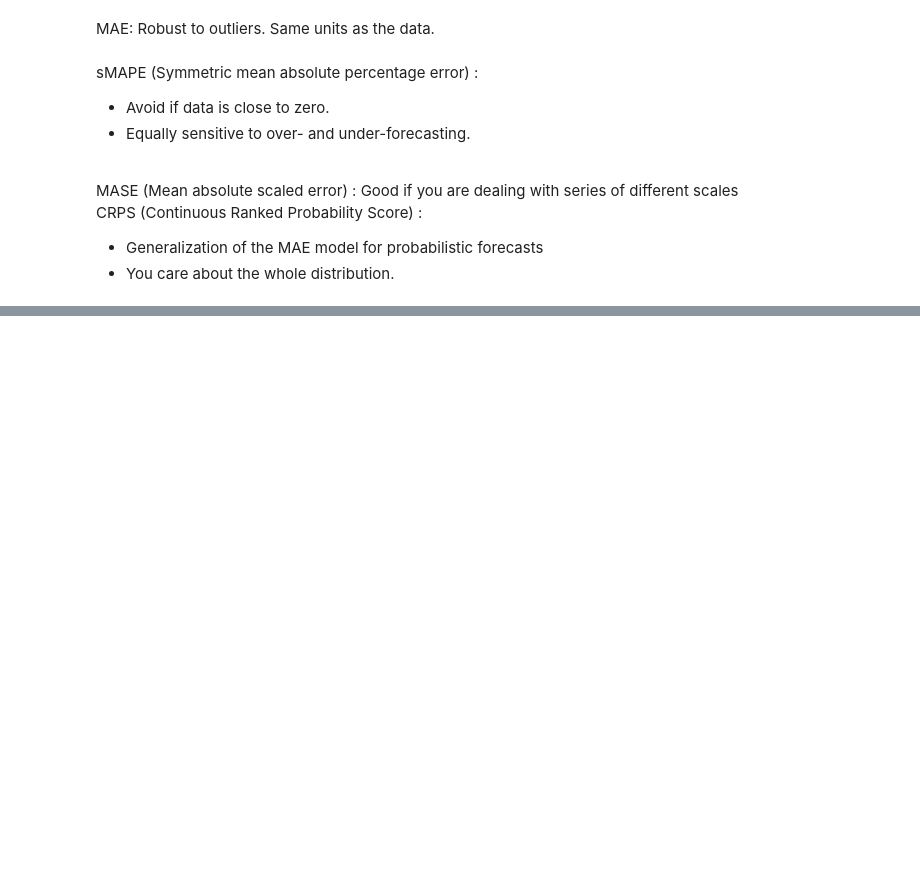
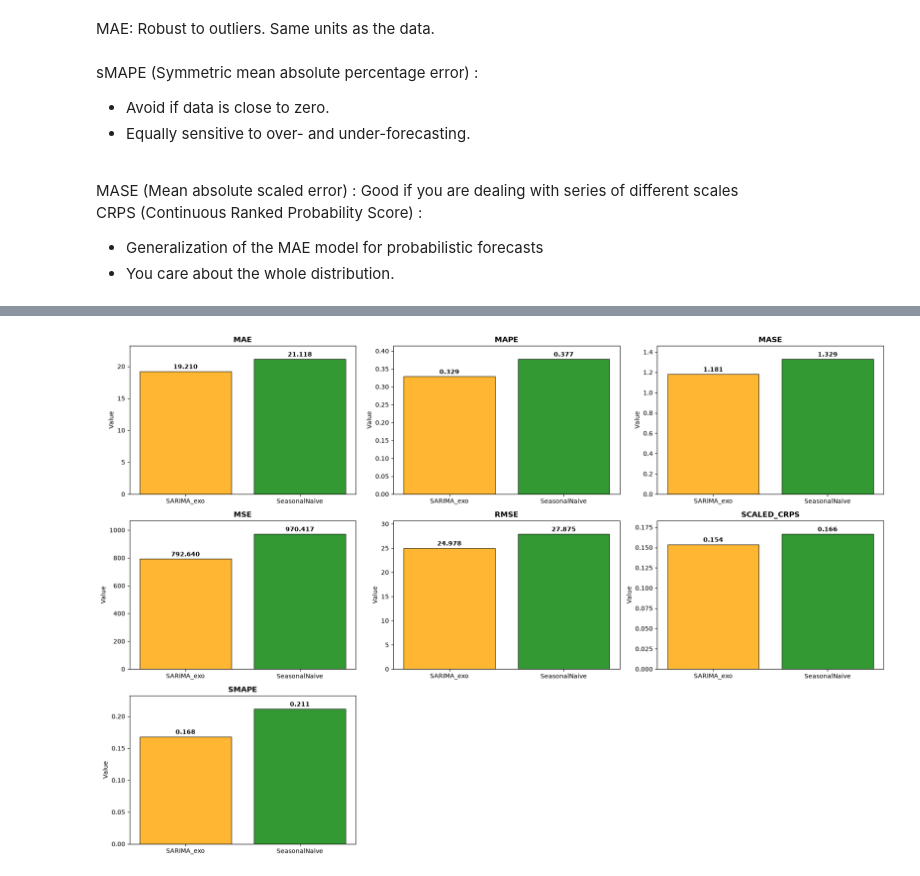
Before and after one commit to GauriR011/Time-Series-Analysis-With-Statistical-Models, a Jupyter notebook: main.ipynb, the cells around one changed output, grey strips where cells are left out. Drawn from its saved outputs; the diff is of its cells as text; code cells hidden in the pictures; blank space fills up the shorter version.

```diff
--- a/main.ipynb
+++ b/main.ipynb
@@ -560,11 +592,11 @@ models = [
     AutoARIMA(season_length=7, alias="SARIMA_exo"),
     SeasonalNaive(season_length=7)
 ]
-
+horizon = 7
 sf = StatsForecast(models=models, freq="D")
 cv_df = sf.cross_validation(
     h=horizon,
-    sf = sub_df,
+    df = sub_df,
     n_windows = 8,
     step_size = 7,
     refit=True,
@@ -576,5 +623,5 @@ cv_df.head()
 # %%
-temp_test = sub_df.groupby("unique_id").tail(7*8)
+temp_test = sub_df.groupby("unique_id").tail(8*7)   # taking last 56 records per unique id, so, 112 records in total (same as the CV forecasts)
 temp_train = sub_df.drop(temp_test.index).reset_index(drop=True)
 # %%
 models =[
@@ -588,12 +635,13 @@ metrics = [
 ]
 
 final_eval = evaluate(cv_df.drop(["ds", "cutoff"], axis = 1),
-                      metircs = metrics,
+                      metrics = metrics,
                       models = models,
                       train_df = temp_train,
                       level = [80]
                       )
 
+
 final_eval = final_eval.drop(["unique_id"], axis = 1)\
                        .groupby("metric")\
                        .mean()\
@@ -603,36 +681,38 @@ fig, axes = plt.subplots(3,3, figsize=(18,12))
 axes_flat = axes.flatten()
 
 x_pos = [0,1]
-colours = ['blue', 'red']
+colours = ['orange', 'green']
 
 for i, row in final_eval.iterrows():
     ax = axes_flat[i]
 
     model_values = [row["SARIMA_exo"], row["SeasonalNaive"]]
     bars = ax.bar(x_pos,
                   model_values,
                   color = colours,
                   alpha = 0.8,
                   edgecolor = "black",
                   linewidth = 1
                   )
 
     for j, (bar, value) in enumerate(zip(bars, model_values)):
         height = bar.get_height()
         ax.text(bar.get_x() + bar.get_width()/2.0 ,
                 height + height*0.01,
                 f'{value:.3f}', ha = "center", va = "bottom",
                 fontweight = "bold", fontsize = 10)
 
     ax.set_title(row['metric'].upper(), fontweight = "bold", fontsize=12)
     ax.set_xticks(x_pos)
     ax.set_xticklabels(models, ha = "center")
     ax.set_ylabel("Value")
     max_value = max(model_values)
     ax.set_ylim(0, max_value * 1.1)
 
 fig.delaxes(axes_flat[7])
 axes_flat[8].set_visible(False)
 
 plt.tight_layout()
 plt.show()
+# %% [output]
+[figure, added]
```
Also changed, not shown: parts of 11 cells of this notebook.
